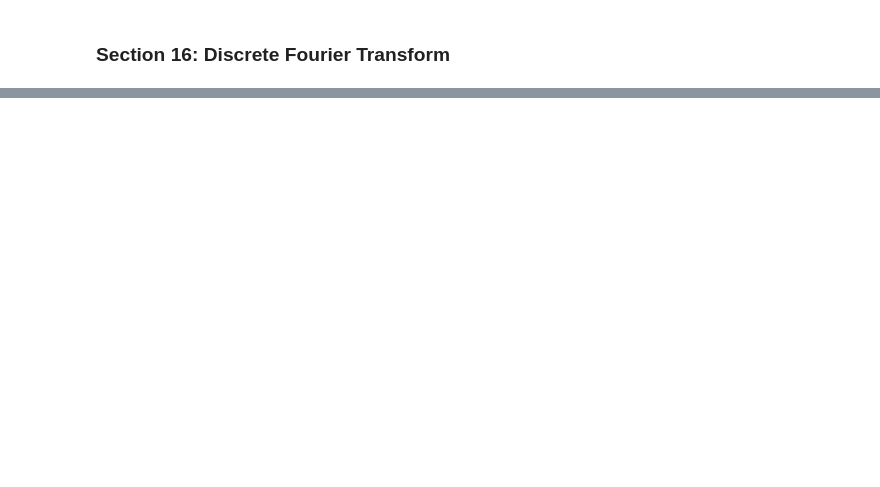
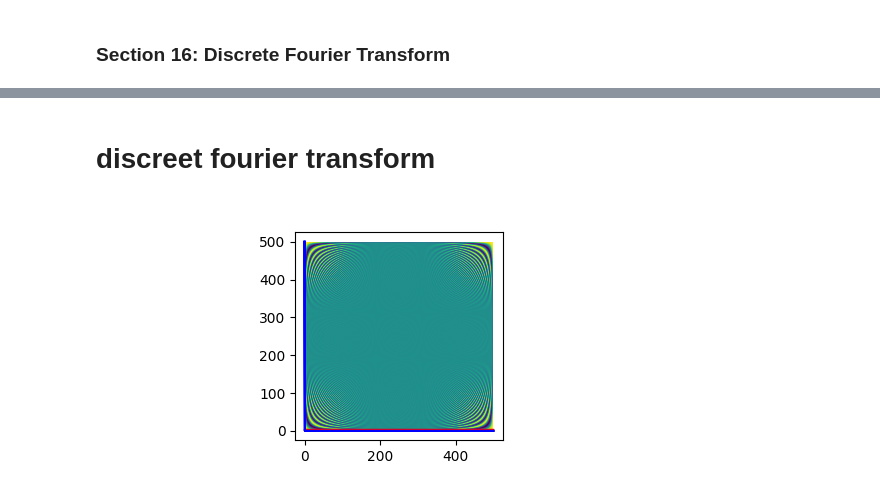
Before and after one commit to shahin1009/ME565, a Jupyter notebook: CauchyI.ipynb, the cells around one changed output, grey strips where cells are left out. Cells and saved outputs as stored; diff of their text form; code cells hidden in the pictures; blank space fills up the shorter version.

```diff
--- a/CauchyI.ipynb
+++ b/CauchyI.ipynb
@@ -307,0 +258,2 @@ yf.shape
+# %% [markdown]
+# discreet fourier transform
@@ -307,0 +278,11 @@ yf.shape
+# %%
+N = 500
+
+I , J = np.meshgrid(np.arange(0,N , 1), np.arange(0,N , 1))
+w = np.exp(-1j*2*np.pi/N)
+DFT = w**(I*J)
+
+plt.imshow(DFT.real)
+plt.show()
+# %% [output]
+[figure, added]
```
Also changed, not shown: parts of 16 cells of this notebook, 1 other file.
